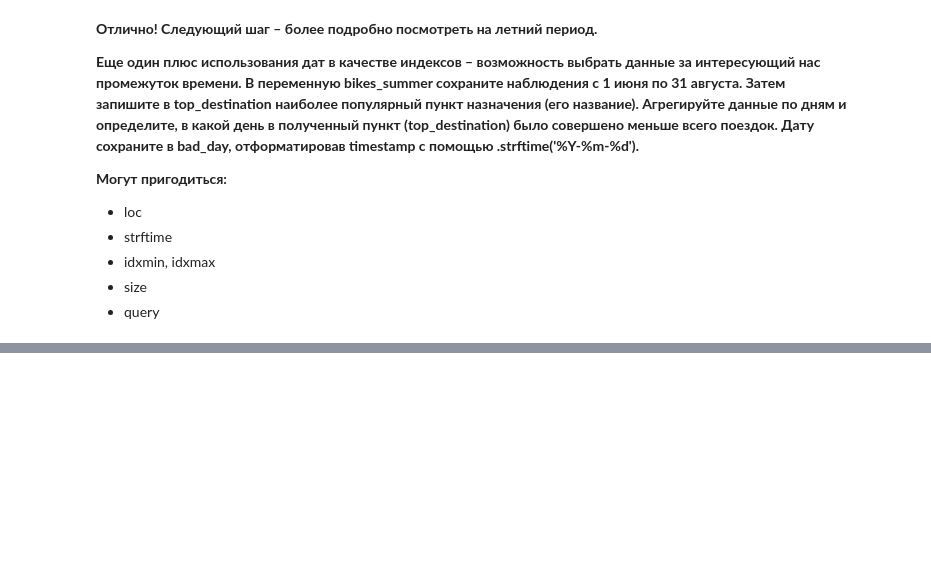
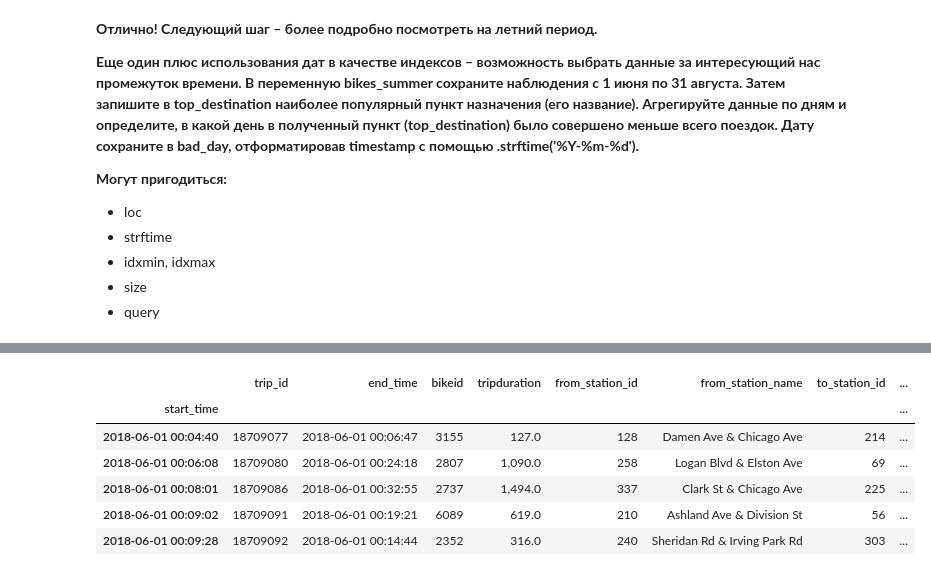
Before and after one commit to KirillRepin23/KirillRepin23, a Jupyter notebook: Python/Improved_Python_Lesson_8_Time_Bikes.ipynb, the cells around one changed output, grey strips where cells are left out. Cells and saved outputs as stored; diff of their text form; code cells hidden in the pictures; blank space fills up the shorter version.

```diff
--- a/Python/Improved_Python_Lesson_8_Time_Bikes.ipynb
+++ b/Python/Improved_Python_Lesson_8_Time_Bikes.ipynb
@@ -322,3 +317,9 @@ br[br.Customer > br.Subscriber]
  - idxmin, idxmax
  - size
  - query
+# %%
+# Выбираем по индексу интересующий нас временной период
+
+bikes_summer = bikes['2018-06-01':'2018-08-31']
+
+# ИЛИ bikes_summer = bikes.loc['2018-06-01':'2018-08-31']
@@ -324,0 +358,10 @@ br[br.Customer > br.Subscriber]
+# %%
+bikes_summer.head()
+# %% [output]
+|  | trip_id | end_time | bikeid | tripduration | from_station_id | from_station_name | to_station_id | ... |
+| start_time |  |  |  |  |  |  |  | ... |
+| 2018-06-01 00:04:40 | 18709077 | 2018-06-01 00:06:47 | 3155 | 127.0 | 128 | Damen Ave & Chicago Ave | 214 | ... |
+| 2018-06-01 00:06:08 | 18709080 | 2018-06-01 00:24:18 | 2807 | 1,090.0 | 258 | Logan Blvd & Elston Ave | 69 | ... |
+| 2018-06-01 00:08:01 | 18709086 | 2018-06-01 00:32:55 | 2737 | 1,494.0 | 337 | Clark St & Chicago Ave | 225 | ... |
+| 2018-06-01 00:09:02 | 18709091 | 2018-06-01 00:19:21 | 6089 | 619.0 | 210 | Ashland Ave & Division St | 56 | ... |
+| 2018-06-01 00:09:28 | 18709092 | 2018-06-01 00:14:44 | 2352 | 316.0 | 240 | Sheridan Rd & Irving Park Rd | 303 | ... |
```
Also changed, not shown: parts of 23 cells of this notebook.
